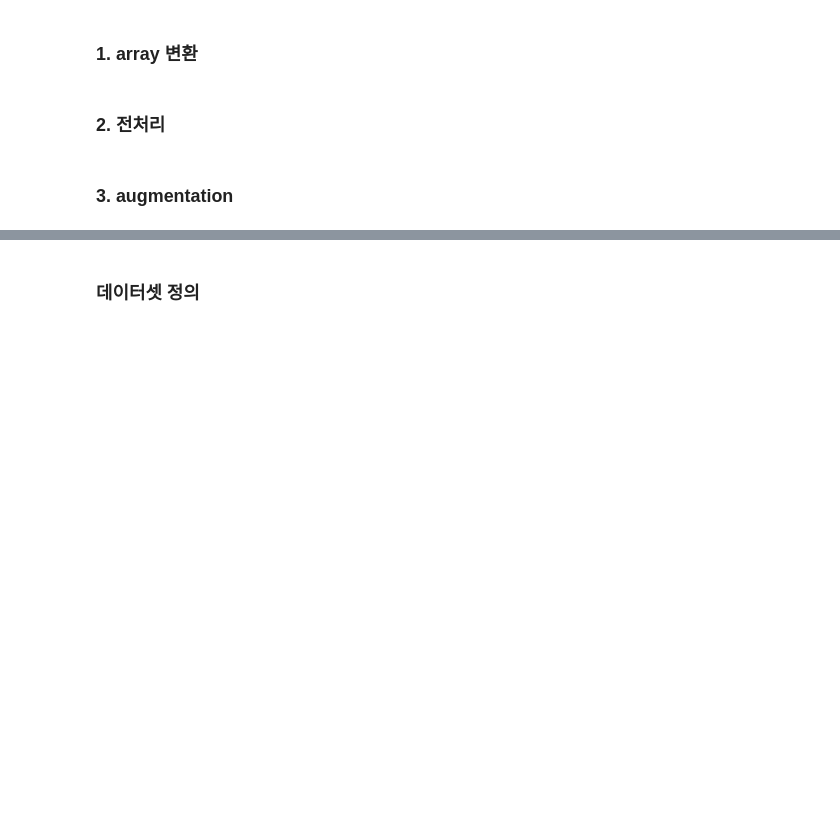
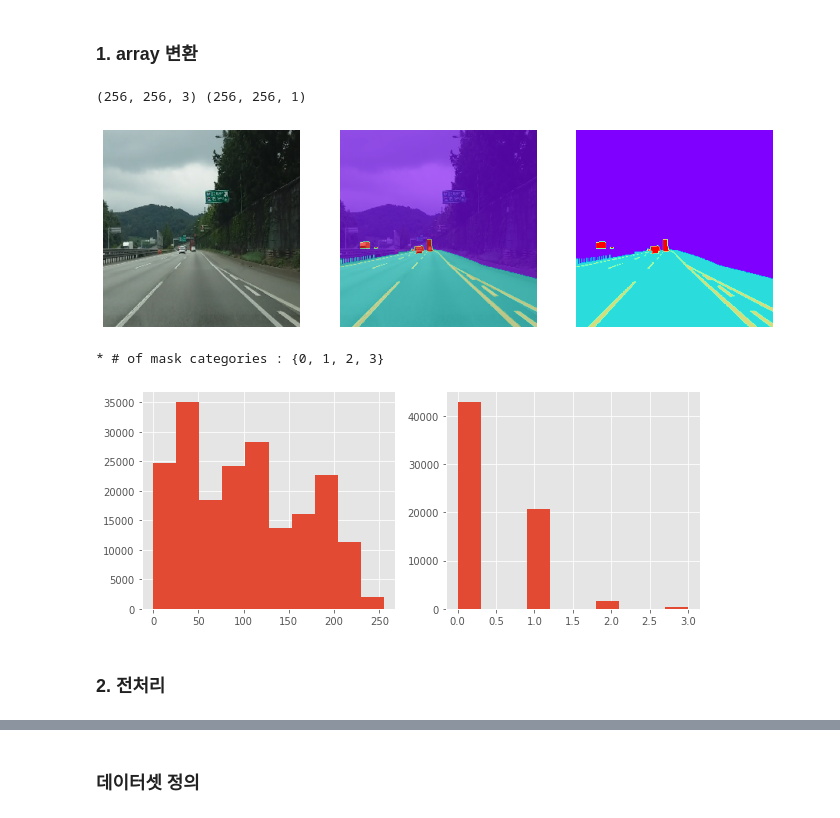
Before and after one commit to josooik/DeepLearning, a Jupyter notebook: 실습/18_segmentation_lane.ipynb, the cells around one changed output, grey strips where cells are left out. Drawn from its saved outputs; the diff is of its cells as text; code cells hidden in the pictures; blank space fills up the shorter version.

```diff
--- a/실습/18_segmentation_lane.ipynb
+++ b/실습/18_segmentation_lane.ipynb
@@ -110,0 +217,4 @@ display_img(img, classid)
+# %%
+IMG_SIZE = 256
+BATH_SIZE = 16
+dg = DataGenerator(IMG_SIZE, BATH_SIZE)
@@ -111,6 +260,19 @@ display_img(img, classid)
 # %% [markdown]
 ### 1. array 변환
+# %%
+idx = 12
+
+img_arr = dg.path2arr(image_paths[idx])
+classid_arr = dg.path2arr(classid_paths[idx], mask=True)
+
+print(img_arr.shape, classid_arr.shape)
+
+display_img(img_arr, classid_arr, mask_cmap='rainbow')
+hist_val(img_arr, classid_arr)
+# %% [output]
+(256, 256, 3) (256, 256, 1)
+[figure, added]
+* # of mask categories : {0, 1, 2, 3}
+[figure, added]
 # %% [markdown]
 ### 2. 전처리
-# %% [markdown]
-### 3. augmentation
```
Also changed, not shown: parts of 20 cells of this notebook, 1 other file.
